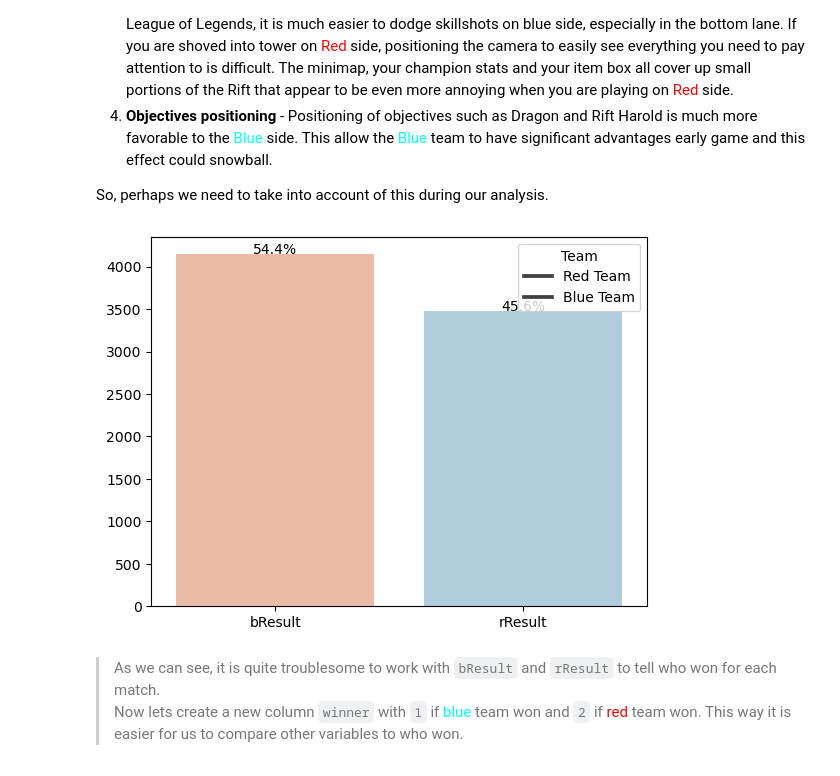
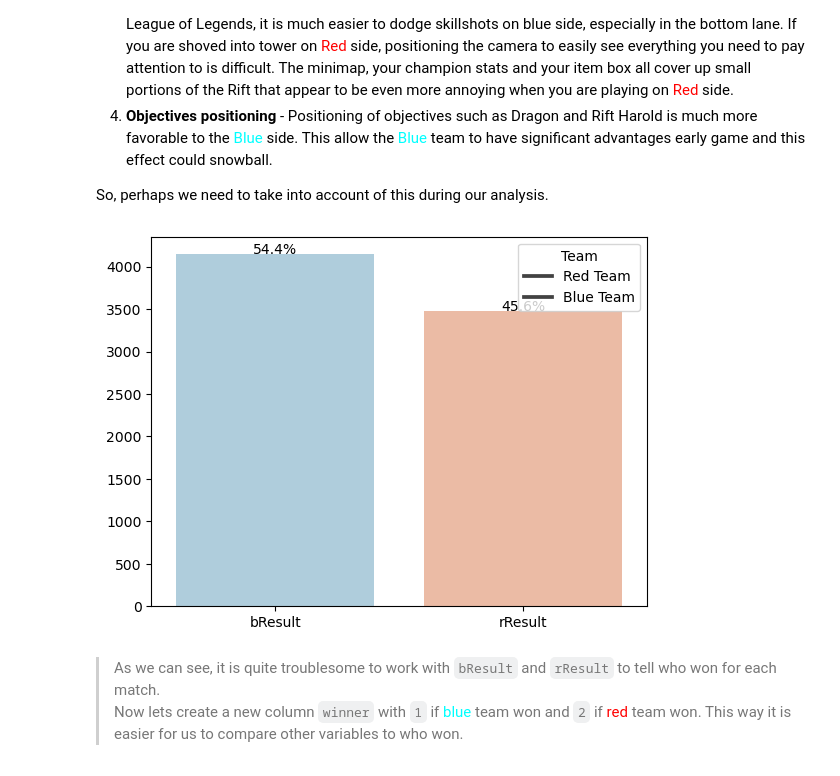
Before and after one commit to oscarqjh/NTU_SC1015_Project, a Jupyter notebook: EDA.ipynb, the cells around one changed output. Saved outputs shown, nothing was run; the diff lists cells and outputs as text; code cells hidden in the pictures.

```diff
--- a/EDA.ipynb
+++ b/EDA.ipynb
@@ -267,29 +269,29 @@ So, perhaps we need to take into account of this during our analysis.
 # %%
 win_df = pd.DataFrame(league_data[['rResult', 'bResult']])
 
 # filter the data to only include rows where value=1
 data_filtered = pd.melt(win_df, var_name='Team', value_name='Win').query('Win == 1')
 
 # count the number of occurrences of each team in the filtered dataframe
 counts = data_filtered['Team'].value_counts()
 
 # create the bar plot
-ax = sns.barplot(x=counts.index, y=counts.values, palette='RdBu')
+ax = sns.barplot(x=counts.index, y=counts.values, palette='RdBu_r')
 
 # set the legend labels
 ax.legend(title='Team', labels=['Red Team', 'Blue Team'])
 
 # add percentage labels to the bars
 total = len(data_filtered)
 for p in ax.patches:
     height = p.get_height()
     percentage = '{:.1f}%'.format(100 * height / total)
     ax.text(x=p.get_x() + p.get_width() / 2, y=height + 2, s=percentage, ha='center')
 
 # show the plot
 plt.show()
 # %% [output]
-[figure, old version]
+[figure, new version]
 # %% [markdown]
 > As we can see, it is quite troublesome to work with `bResult` and `rResult` to tell who won for each match.
 > Now lets create a new column `winner` with `1` if <span style="color:cyan">blue</span> team won and `2` if <span style="color:red">red</span> team won. This way it is easier for us to compare other variables to who won.
```
Also changed, not shown: parts of 18 cells of this notebook, 1 other file.
